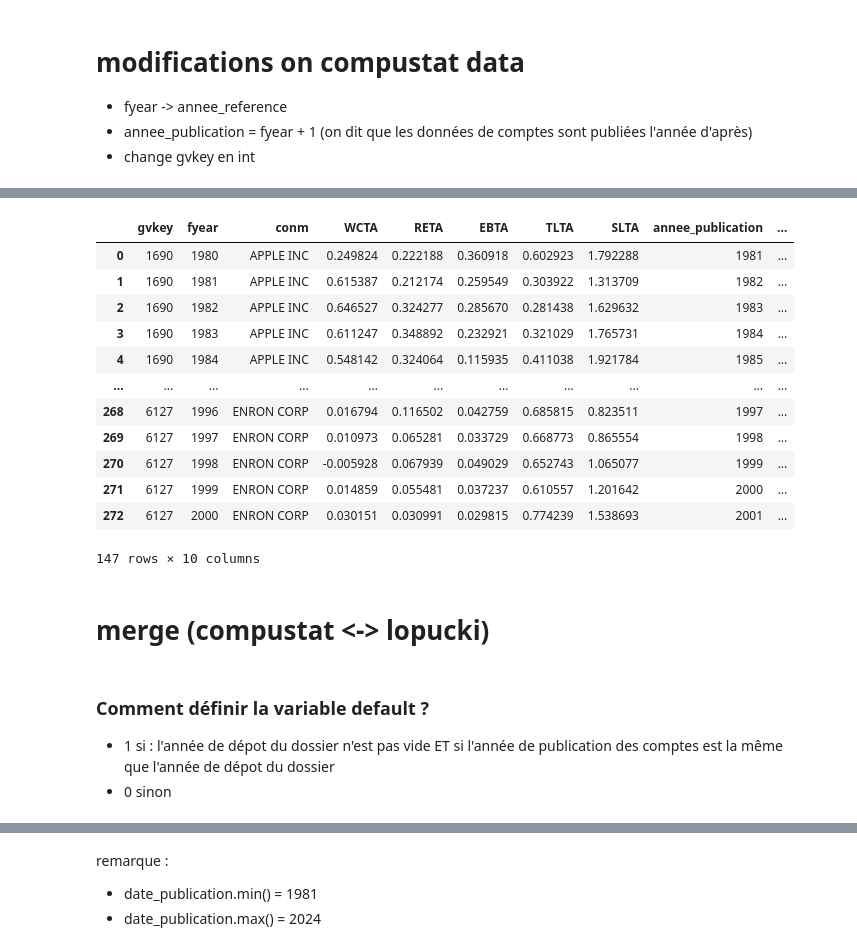
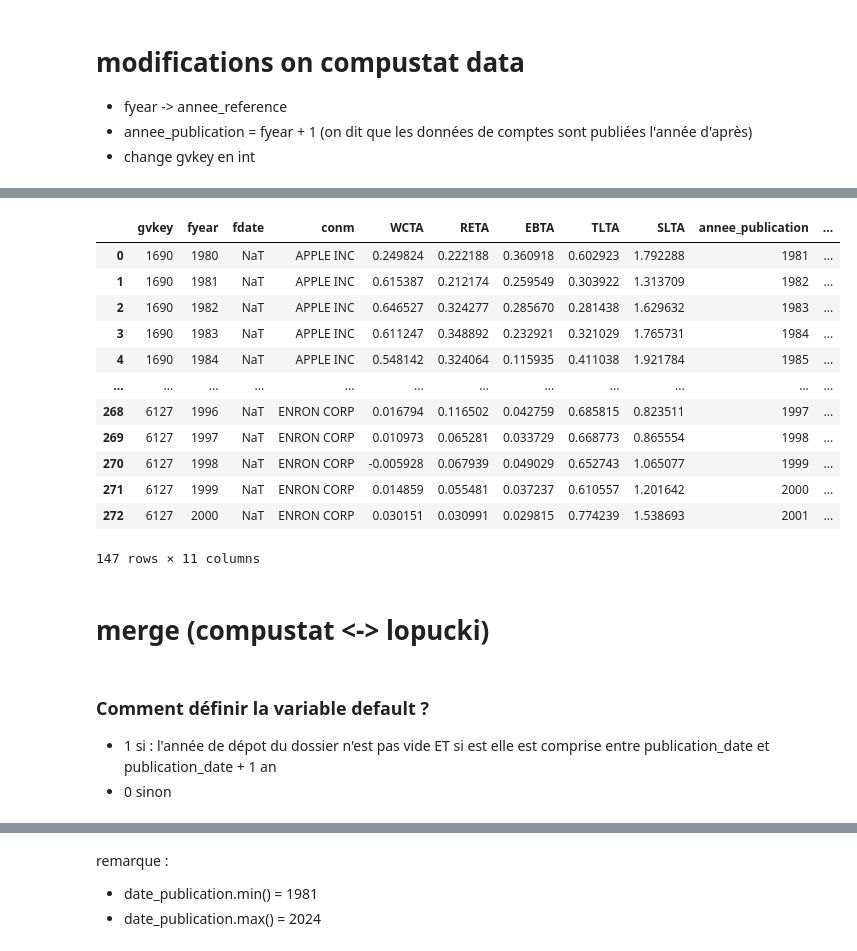
Before and after one commit to Tom-Dvk/scoring_project, a Jupyter notebook: R&D_hugo/research.ipynb, the cells around one changed output, grey strips where cells are left out. Cells and saved outputs as stored; diff of their text form; code cells hidden in the pictures.

```diff
--- a/R&D_hugo/research.ipynb
+++ b/R&D_hugo/research.ipynb
@@ -75,7 +59,7 @@ comp_light
 acc = (
     comp_light
     .query('conm in ("APPLE INC","ENRON CORP","EASTMAN KODAK CO")')
-    .filter(['gvkey','fyear','fdate','conm','WCTA','RETA','EBTA','TLTA','SLTA'])
+    .filter(['gvkey','fyear','datadate','fdate','conm','WCTA','RETA','EBTA','TLTA','SLTA'])
     .assign(fyear = lambda df : pd.to_datetime(df['fyear'], format='%Y').dt.year)
 )
 acc.head()
@@ -234,32 +225,32 @@ acc
 # %%
 acc_modified = (
     acc
     .assign(annee_publication = lambda df : df['fyear'] + 1,
             annee_reference = lambda df: df.fyear,
             gvkey = lambda df : df.gvkey.astype(int))
-    .drop(["fdate"], axis=1)
+    #.drop(["fdate"], axis=1)
 )
 acc_modified
 # %% [output]
-|  | gvkey | fyear | conm | WCTA | RETA | EBTA | TLTA | SLTA | annee_publication | ... |
-| 0 | 1690 | 1980 | APPLE INC | 0.249824 | 0.222188 | 0.360918 | 0.602923 | 1.792288 | 1981 | ... |
-| 1 | 1690 | 1981 | APPLE INC | 0.615387 | 0.212174 | 0.259549 | 0.303922 | 1.313709 | 1982 | ... |
-| 2 | 1690 | 1982 | APPLE INC | 0.646527 | 0.324277 | 0.285670 | 0.281438 | 1.629632 | 1983 | ... |
-| 3 | 1690 | 1983 | APPLE INC | 0.611247 | 0.348892 | 0.232921 | 0.321029 | 1.765731 | 1984 | ... |
-| 4 | 1690 | 1984 | APPLE INC | 0.548142 | 0.324064 | 0.115935 | 0.411038 | 1.921784 | 1985 | ... |
-| ... | ... | ... | ... | ... | ... | ... | ... | ... | ... | ... |
-| 268 | 6127 | 1996 | ENRON CORP | 0.016794 | 0.116502 | 0.042759 | 0.685815 | 0.823511 | 1997 | ... |
-| 269 | 6127 | 1997 | ENRON CORP | 0.010973 | 0.065281 | 0.033729 | 0.668773 | 0.865554 | 1998 | ... |
-| 270 | 6127 | 1998 | ENRON CORP | -0.005928 | 0.067939 | 0.049029 | 0.652743 | 1.065077 | 1999 | ... |
-| 271 | 6127 | 1999 | ENRON CORP | 0.014859 | 0.055481 | 0.037237 | 0.610557 | 1.201642 | 2000 | ... |
-| 272 | 6127 | 2000 | ENRON CORP | 0.030151 | 0.030991 | 0.029815 | 0.774239 | 1.538693 | 2001 | ... |
+|  | gvkey | fyear | fdate | conm | WCTA | RETA | EBTA | TLTA | SLTA | annee_publication | ... |
+| 0 | 1690 | 1980 | NaT | APPLE INC | 0.249824 | 0.222188 | 0.360918 | 0.602923 | 1.792288 | 1981 | ... |
+| 1 | 1690 | 1981 | NaT | APPLE INC | 0.615387 | 0.212174 | 0.259549 | 0.303922 | 1.313709 | 1982 | ... |
+| 2 | 1690 | 1982 | NaT | APPLE INC | 0.646527 | 0.324277 | 0.285670 | 0.281438 | 1.629632 | 1983 | ... |
+| 3 | 1690 | 1983 | NaT | APPLE INC | 0.611247 | 0.348892 | 0.232921 | 0.321029 | 1.765731 | 1984 | ... |
+| 4 | 1690 | 1984 | NaT | APPLE INC | 0.548142 | 0.324064 | 0.115935 | 0.411038 | 1.921784 | 1985 | ... |
+| ... | ... | ... | ... | ... | ... | ... | ... | ... | ... | ... | ... |
+| 268 | 6127 | 1996 | NaT | ENRON CORP | 0.016794 | 0.116502 | 0.042759 | 0.685815 | 0.823511 | 1997 | ... |
+| 269 | 6127 | 1997 | NaT | ENRON CORP | 0.010973 | 0.065281 | 0.033729 | 0.668773 | 0.865554 | 1998 | ... |
+| 270 | 6127 | 1998 | NaT | ENRON CORP | -0.005928 | 0.067939 | 0.049029 | 0.652743 | 1.065077 | 1999 | ... |
+| 271 | 6127 | 1999 | NaT | ENRON CORP | 0.014859 | 0.055481 | 0.037237 | 0.610557 | 1.201642 | 2000 | ... |
+| 272 | 6127 | 2000 | NaT | ENRON CORP | 0.030151 | 0.030991 | 0.029815 | 0.774239 | 1.538693 | 2001 | ... |
-147 rows × 10 columns
+147 rows × 11 columns
 # %% [markdown]
 # merge (compustat <-> lopucki)
 # %% [markdown]
 ### Comment définir la variable default ?
 
-- 1 si : l'année de dépot du dossier n'est pas vide ET si l'année de publication des comptes est la même que l'année de dépot du dossier
+- 1 si : l'année de dépot du dossier n'est pas vide ET si est elle est comprise entre publication_date et publication_date + 1 an
 - 0 sinon
 # %%
 dataset = (
```
Also changed, not shown: parts of 9 cells of this notebook.
